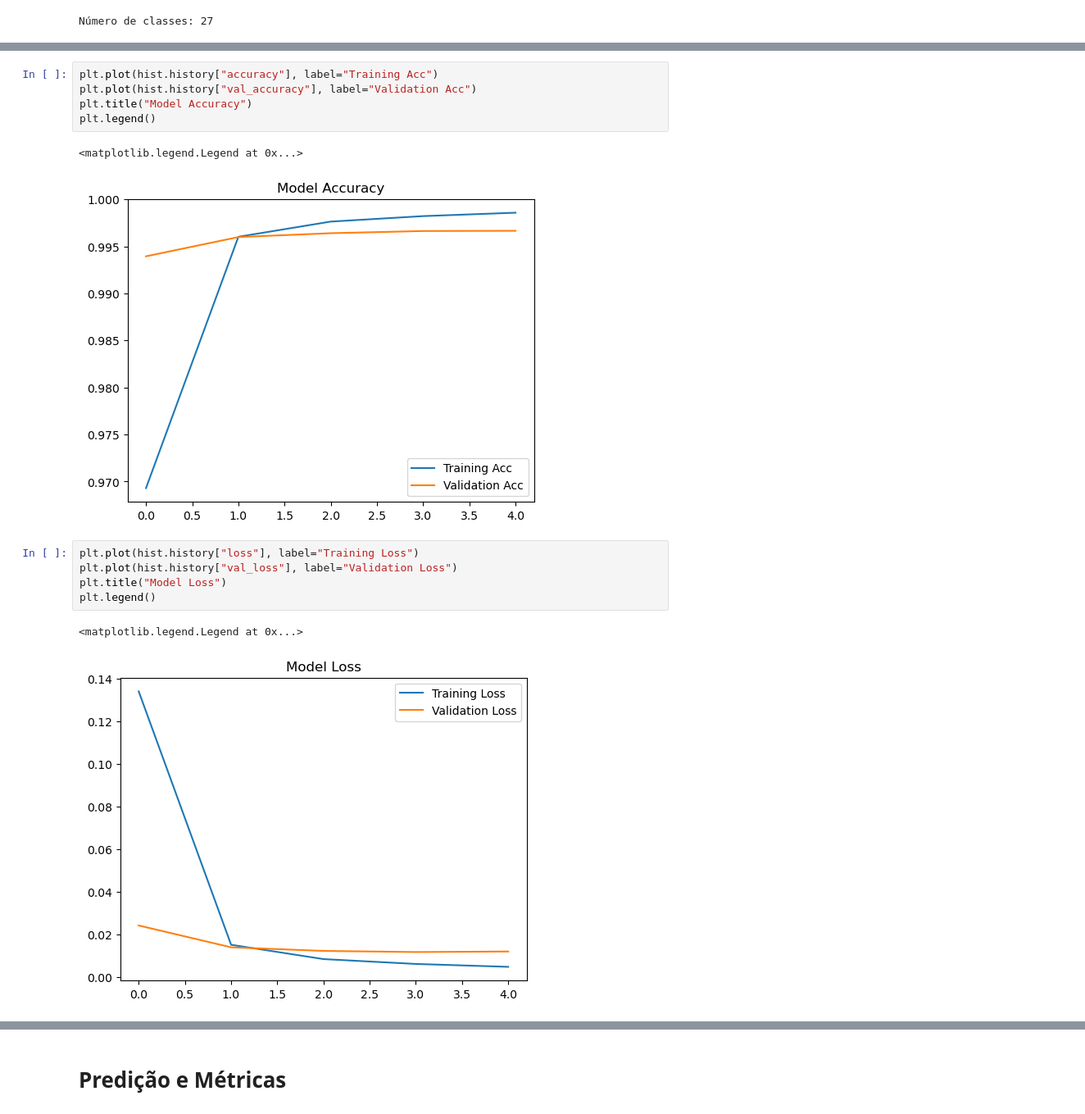
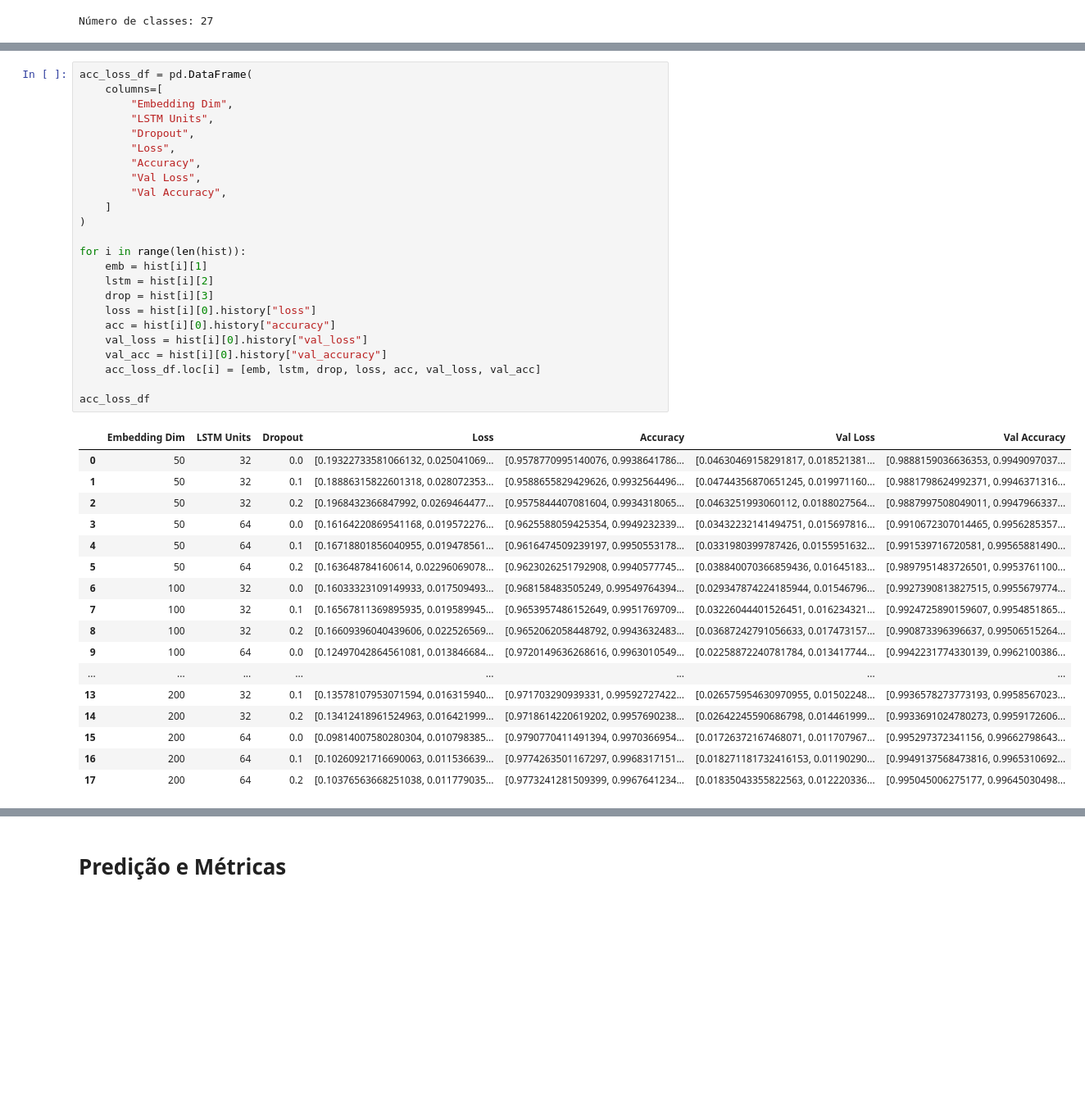
Before and after one commit to vasilva/NLP_POST, a Jupyter notebook: NLP_TP2.ipynb, the cells around one changed output, grey strips where cells are left out. Shown at 82% size. Drawn from its saved outputs; the diff is of its cells as text; blank space fills up the shorter version.

```diff
--- a/NLP_TP2.ipynb
+++ b/NLP_TP2.ipynb
@@ -302,16 +309,42 @@ Epoch 5/5
-# %%
-plt.plot(hist.history["accuracy"], label="Training Acc")
-plt.plot(hist.history["val_accuracy"], label="Validation Acc")
-plt.title("Model Accuracy")
-plt.legend()
-# %% [output]
-<matplotlib.legend.Legend at 0x...>
-[figure, removed]
-# %%
-plt.plot(hist.history["loss"], label="Training Loss")
-plt.plot(hist.history["val_loss"], label="Validation Loss")
-plt.title("Model Loss")
-plt.legend()
-# %% [output]
-<matplotlib.legend.Legend at 0x...>
-[figure, removed]
+# %%
+acc_loss_df = pd.DataFrame(
+    columns=[
+        "Embedding Dim",
+        "LSTM Units",
+        "Dropout",
+        "Loss",
+        "Accuracy",
+        "Val Loss",
+        "Val Accuracy",
+    ]
+)
+
+for i in range(len(hist)):
+    emb = hist[i][1]
+    lstm = hist[i][2]
+    drop = hist[i][3]
+    loss = hist[i][0].history["loss"]
+    acc = hist[i][0].history["accuracy"]
+    val_loss = hist[i][0].history["val_loss"]
+    val_acc = hist[i][0].history["val_accuracy"]
+    acc_loss_df.loc[i] = [emb, lstm, drop, loss, acc, val_loss, val_acc]
+
+acc_loss_df
+# %% [output]
+|  | Embedding Dim | LSTM Units | Dropout | Loss | Accuracy | Val Loss | Val Accuracy |
+| 0 | 50 | 32 | 0.0 | [0.19322733581066132, 0.025041069... | [0.9578770995140076, 0.9938641786... | [0.04630469158291817, 0.018521381... | [0.9888159036636353, 0.9949097037... |
+| 1 | 50 | 32 | 0.1 | [0.18886315822601318, 0.028072353... | [0.9588655829429626, 0.9932564496... | [0.04744356870651245, 0.019971160... | [0.9881798624992371, 0.9946371316... |
+| 2 | 50 | 32 | 0.2 | [0.1968432366847992, 0.0269464477... | [0.9575844407081604, 0.9934318065... | [0.0463251993060112, 0.0188027564... | [0.9887997508049011, 0.9947966337... |
+| 3 | 50 | 64 | 0.0 | [0.16164220869541168, 0.019572276... | [0.9625588059425354, 0.9949232339... | [0.03432232141494751, 0.015697816... | [0.9910672307014465, 0.9956285357... |
+| 4 | 50 | 64 | 0.1 | [0.16718801856040955, 0.019478561... | [0.9616474509239197, 0.9950553178... | [0.0331980399787426, 0.0155951632... | [0.991539716720581, 0.99565881490... |
+| 5 | 50 | 64 | 0.2 | [0.163648784160614, 0.02296069078... | [0.9623026251792908, 0.9940577745... | [0.038840070366859436, 0.01645183... | [0.9897951483726501, 0.9953761100... |
+| 6 | 100 | 32 | 0.0 | [0.16033323109149933, 0.017509493... | [0.968158483505249, 0.99549764394... | [0.029347874224185944, 0.01546796... | [0.9927390813827515, 0.9955679774... |
+| 7 | 100 | 32 | 0.1 | [0.16567811369895935, 0.019589945... | [0.9653957486152649, 0.9951769709... | [0.03226044401526451, 0.016234321... | [0.9924725890159607, 0.9954851865... |
+| 8 | 100 | 32 | 0.2 | [0.16609396040439606, 0.022526569... | [0.9652062058448792, 0.9943632483... | [0.03687242791056633, 0.017473157... | [0.990873396396637, 0.99506515264... |
+| 9 | 100 | 64 | 0.0 | [0.12497042864561081, 0.013846684... | [0.9720149636268616, 0.9963010549... | [0.02258872240781784, 0.013417744... | [0.9942231774330139, 0.9962100386... |
+| ... | ... | ... | ... | ... | ... | ... | ... |
+| 13 | 200 | 32 | 0.1 | [0.13578107953071594, 0.016315940... | [0.971703290939331, 0.99592727422... | [0.026575954630970955, 0.01502248... | [0.9936578273773193, 0.9958567023... |
+| 14 | 200 | 32 | 0.2 | [0.13412418961524963, 0.016421999... | [0.9718614220619202, 0.9957690238... | [0.02642245590686798, 0.014461999... | [0.9933691024780273, 0.9959172606... |
+| 15 | 200 | 64 | 0.0 | [0.09814007580280304, 0.010798385... | [0.9790770411491394, 0.9970366954... | [0.01726372167468071, 0.011707967... | [0.995297372341156, 0.99662798643... |
+| 16 | 200 | 64 | 0.1 | [0.10260921716690063, 0.011536639... | [0.9774263501167297, 0.9968317151... | [0.018271181732416153, 0.01190290... | [0.9949137568473816, 0.9965310692... |
+| 17 | 200 | 64 | 0.2 | [0.10376563668251038, 0.011779035... | [0.9773241281509399, 0.9967641234... | [0.01835043355822563, 0.012220336... | [0.995045006275177, 0.99645030498... |
```
Also changed, not shown: parts of 21 cells of this notebook, 1 other file.
